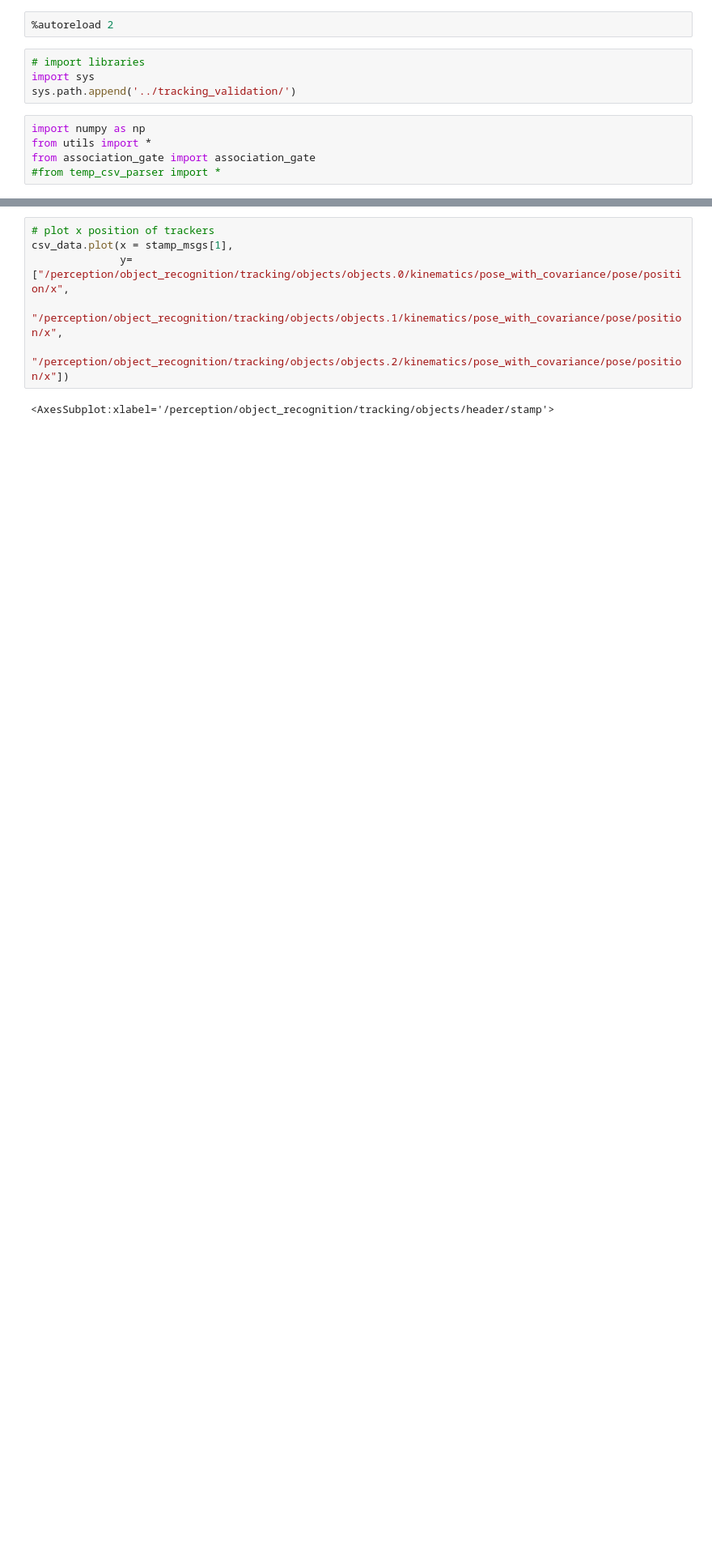
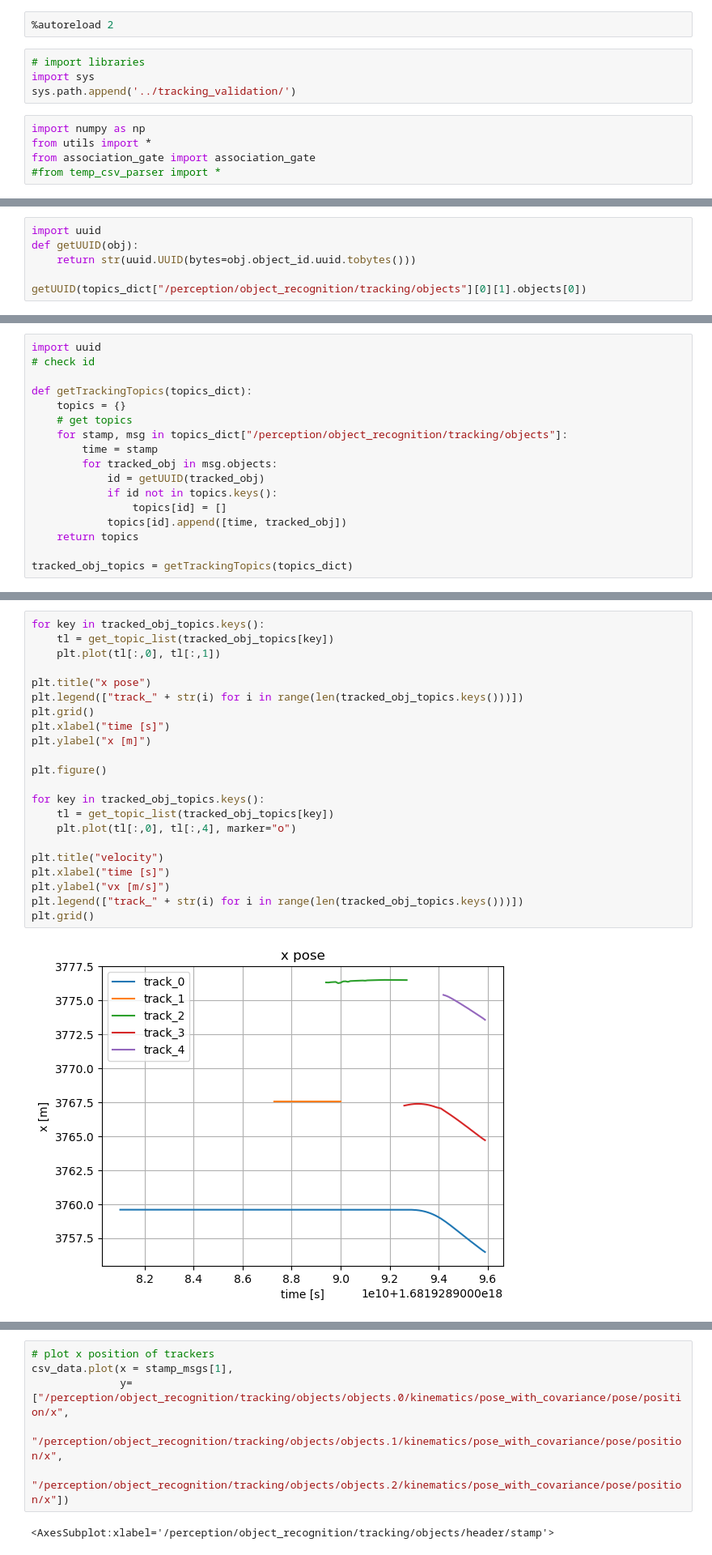
Before and after one commit to YoshiRi/tracking_validation, a Jupyter notebook: notebook/test1.ipynb, the cells around one changed output, grey strips where cells are left out. Shown at 81% size. Drawn from its saved outputs; the diff is of its cells as text; blank space fills up the shorter version.

```diff
--- a/notebook/test1.ipynb
+++ b/notebook/test1.ipynb
@@ -197,0 +54,6 @@ plt.plot(csv_data[stamp_msgs[1]], csv_data["/perception/object_recognition/track
+# %%
+import uuid
+def getUUID(obj):
+    return str(uuid.UUID(bytes=obj.object_id.uuid.tobytes()))
+
+getUUID(topics_dict["/perception/object_recognition/tracking/objects"][0][1].objects[0])
@@ -197,0 +64,17 @@ plt.plot(csv_data[stamp_msgs[1]], csv_data["/perception/object_recognition/track
+# %%
+import uuid
+# check id
+
+def getTrackingTopics(topics_dict):
+    topics = {}
+    # get topics
+    for stamp, msg in topics_dict["/perception/object_recognition/tracking/objects"]:
+        time = stamp
+        for tracked_obj in msg.objects:
+            id = getUUID(tracked_obj)
+            if id not in topics.keys():
+                topics[id] = []
+            topics[id].append([time, tracked_obj])
+    return topics
+
+tracked_obj_topics = getTrackingTopics(topics_dict)
@@ -197,0 +135,24 @@ plt.plot(csv_data[stamp_msgs[1]], csv_data["/perception/object_recognition/track
+# %%
+for key in tracked_obj_topics.keys():
+    tl = get_topic_list(tracked_obj_topics[key])
+    plt.plot(tl[:,0], tl[:,1])
+
+plt.title("x pose")
+plt.legend(["track_" + str(i) for i in range(len(tracked_obj_topics.keys()))])
+plt.grid()
+plt.xlabel("time [s]")
+plt.ylabel("x [m]")
+
+plt.figure()
+
+for key in tracked_obj_topics.keys():
+    tl = get_topic_list(tracked_obj_topics[key])
+    plt.plot(tl[:,0], tl[:,4], marker="o")
+
+plt.title("velocity")
+plt.xlabel("time [s]")
+plt.ylabel("vx [m/s]")
+plt.legend(["track_" + str(i) for i in range(len(tracked_obj_topics.keys()))])
+plt.grid()
+# %% [output]
+[figure, added]
```
Also changed, not shown: parts of 17 cells of this notebook, 3 other files.
